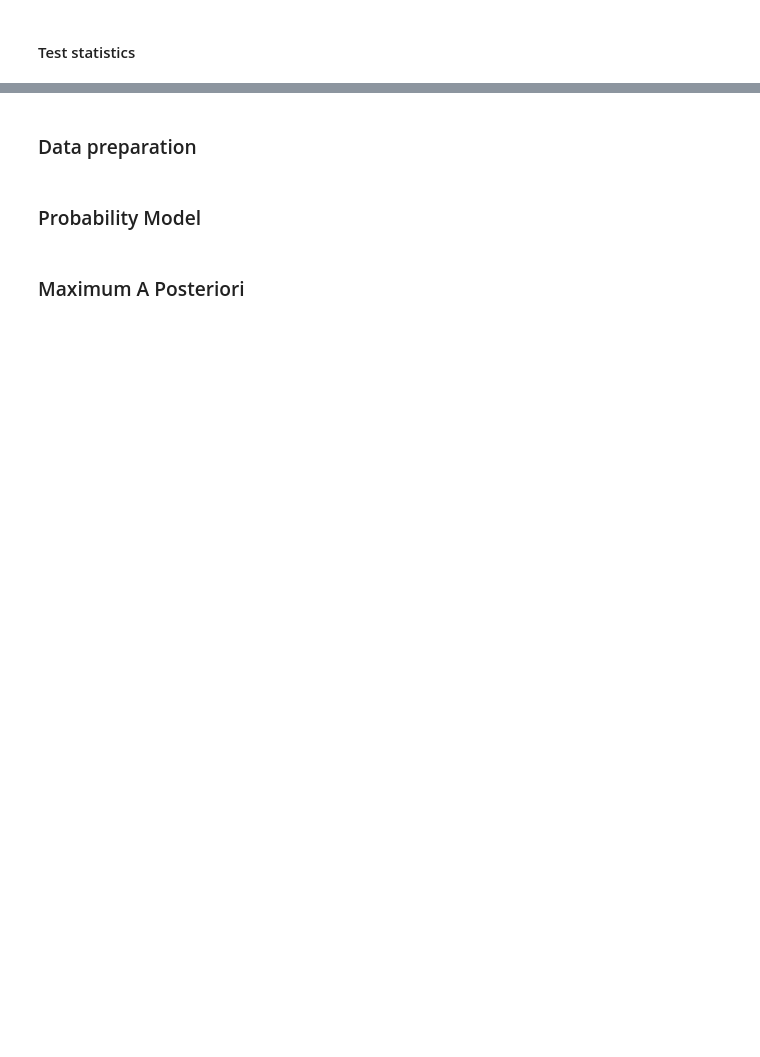
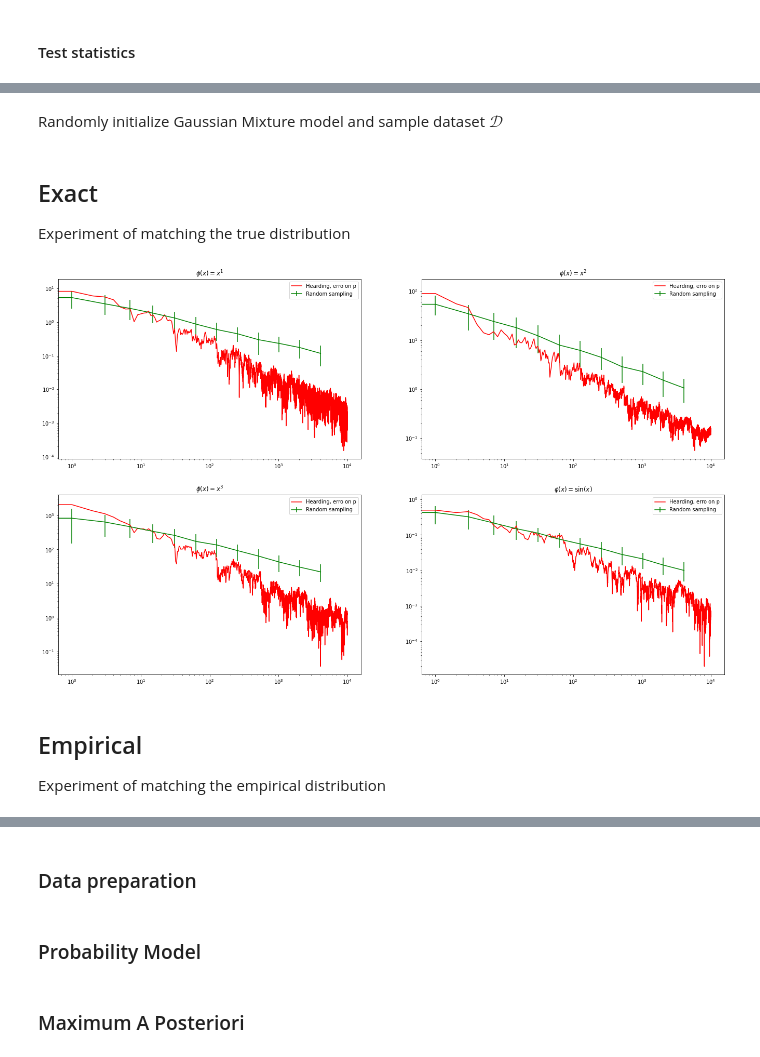
Before and after one commit to PgLoLo/kernel-herding, a Jupyter notebook: source/implementation.ipynb, the cells around one changed output, grey strips where cells are left out. Drawn from its saved outputs; the diff is of its cells as text; code cells hidden in the pictures; blank space fills up the shorter version.

```diff
--- a/source/implementation.ipynb
+++ b/source/implementation.ipynb
@@ -150,6 +219,40 @@ def error(true, pred):
 def cumulative_error(true, pred):
     cum_mean = t.cumsum(pred, dim=0) / (1 + t.arange(len(pred), device=pred.device))[:, None]
     return (t.norm(cum_mean - true[None, :], dim=1)**2 / len(true))**.5
+# %%
+def evaluate_on_function(mixture, D, herded, function, ax, *, plot_D_error):
+    true_p = function.true(mixture).cuda()
+    true_D = function(D).mean(0)
+
+    N_IID_P = 100
+    iid_p = t.zeros(N_IID_P, len(herded), device=herded.device)
+    for i in trange(N_IID_P, desc='iid on p', leave=False):
+        iid_p[i, :] = cumulative_error(true_p, function(mixture.sample([len(herded)]).cuda()))
+
+    iid_p_np = to_numpy(iid_p)
+    inds = 2**np.arange(0, int(np.log2(len(herded)))) - 1
+    subvalues = iid_p_np[:, inds]
+
+    ys = subvalues.mean(0)
+    y_err_up = ys - np.quantile(subvalues, 0.9, axis=0)
+    y_err_low = np.quantile(subvalues, 0.1, axis=0) - ys
+    ax.errorbar(inds, ys, np.stack([y_err_up, y_err_low], 0), c='g', label='Random sampling')
+
+    ax.plot(to_numpy(cumulative_error(true_p, function(herded))), label='Hearding, erro on p', c='r')
+    if plot_D_error:
+        ax.plot(to_numpy(cumulative_error(true_D, function(herded))), label='Hearding, erro on $\mathcal{D}$', c='b')
+
+    ax.set_xscale('log')
+    ax.set_yscale('log')
+    ax.legend()
+    ax.set_title(function.name)
+# %% [markdown]
+Randomly initialize Gaussian Mixture model and sample dataset $\mathcal{D}$
 # %%
-mixture = create_mixture(10, 3)
+mixture = create_mixture(20, 3)
 D = mixture.sample([10**5]).cuda()
+FUNCTIONS = [Moment(i) for i in range(1, 4)] + [Sin()]
+# %% [markdown]
+## Exact
+
+Experiment of matching the true distribution
@@ -156 +264,13 @@ D = mixture.sample([10**5]).cuda()
+# %%
+fig, axs = plt.subplots(2, 2, figsize=(23, 14))
+axs = axs.flatten()
+
+for i, function in enumerate(FUNCTIONS):
+    evaluate_on_function(mixture, D, herded_exact, function, axs[i], plot_D_error=False)
+# %% [output]
+[figure, added]
+# %% [markdown]
+## Empirical
+
+Experiment of matching the empirical distribution
 # %%
```
Also changed, not shown: parts of 42 cells of this notebook.
